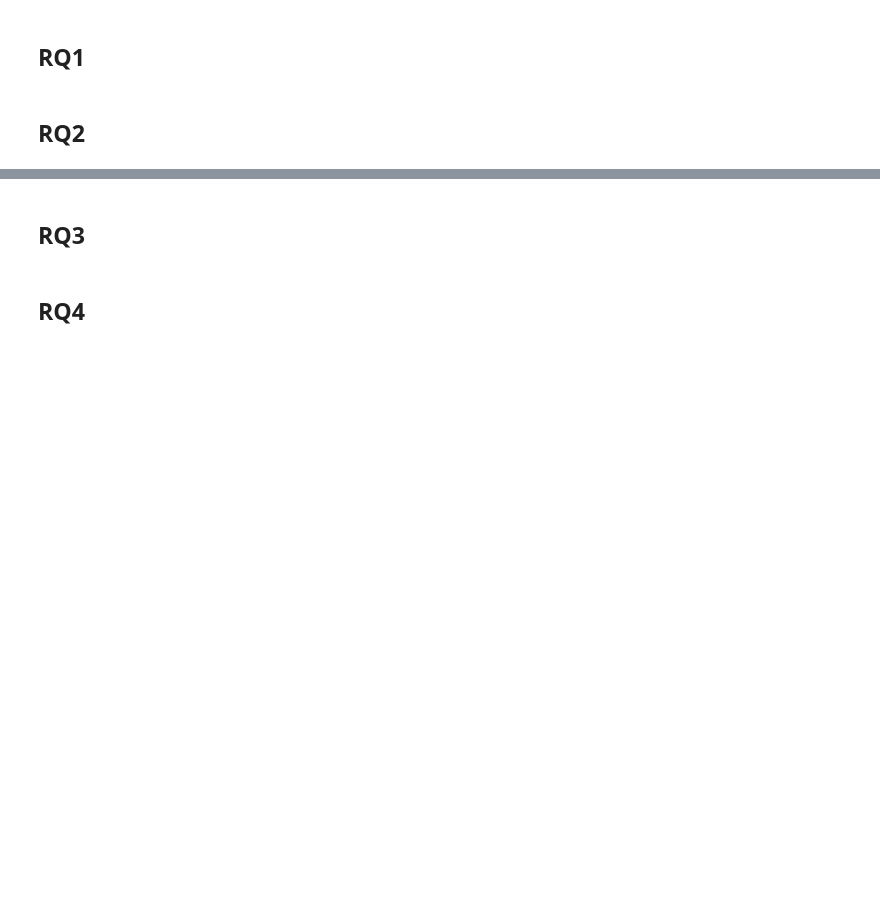
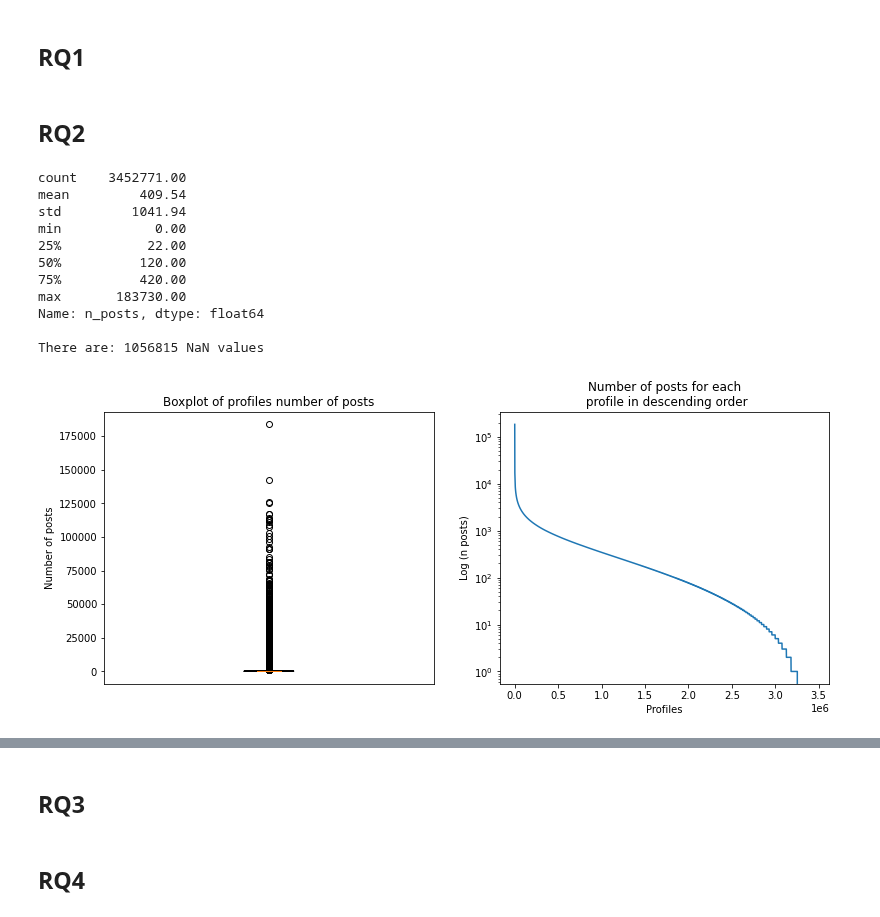
Before and after one commit to Matteo-Candi/ADM_HW2, a Jupyter notebook: main.ipynb, the cells around one changed output, grey strips where cells are left out. Cells and saved outputs as stored; diff of their text form; code cells hidden in the pictures; blank space fills up the shorter version.

Commit message:
Profiles plotting exercise

```diff
--- a/main.ipynb
+++ b/main.ipynb
@@ -41,3 +34,32 @@ plt.show()
+# %%
+print(round(profiles.n_posts.describe(),2), '\n')   # Returning the statistics it does not consider NaN values
+print(f'There are: {profiles.n_posts.isna().sum()} NaN values')
+n_posts = profiles.n_posts.dropna()
+fig, axs = plt.subplots(1,2)
+fig.set_size_inches(13, 5)
+
+axs[0].boxplot(np.array(n_posts), 'b')
+axs[0].set_xticks([])
+axs[0].set(title='Boxplot of profiles number of posts', ylabel='Number of posts')
+
+axs[1].plot(np.sort(n_posts)[::-1])
+axs[1].set_title('Number of posts for each\n profile in descending order')
+axs[1].set(ylabel='Log (n posts)', xlabel='Profiles', yscale='log')
+
+plt.show()
+# %% [output]
+count    3452771.00
+mean         409.54
+std         1041.94
+min            0.00
+25%           22.00
+50%          120.00
+75%          420.00
+max       183730.00
+Name: n_posts, dtype: float64
+
+There are: 1056815 NaN values
+[figure, added]
 # %%
 top_rows = []
 
```
Also changed, not shown: parts of 2 cells of this notebook.
